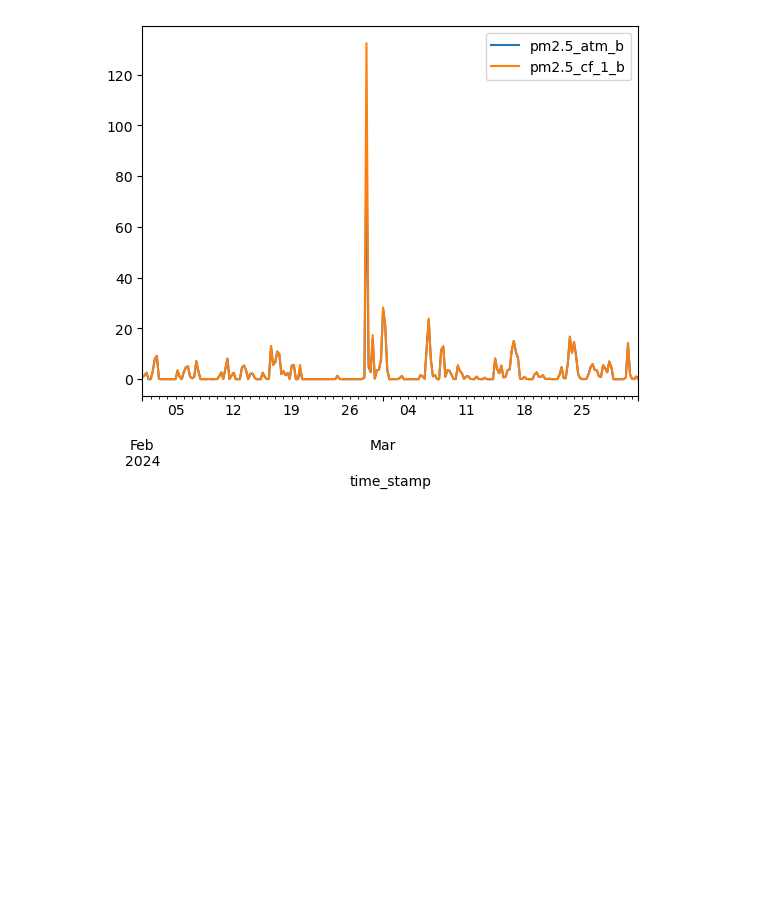
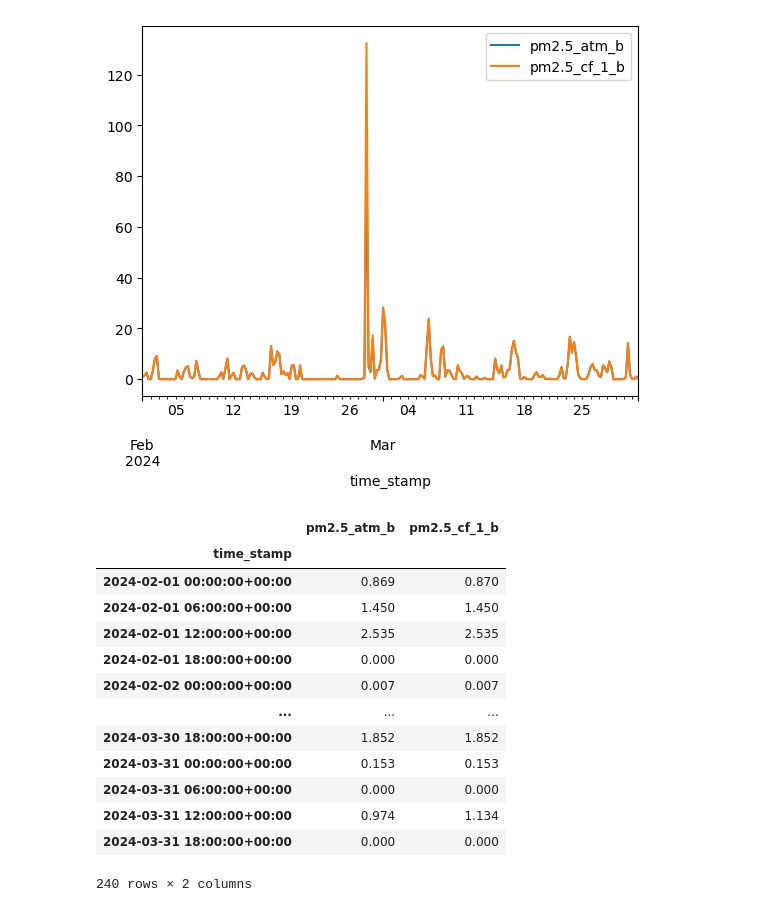
Before and after one commit to siwa-p/Air-quality-monitoring-and-prediction-using-PurpleAir-data, a Jupyter notebook: notebooks/eda_01.ipynb, the cells around one changed output. Cells and saved outputs as stored; diff of their text form; code cells hidden in the pictures; blank space fills up the shorter version.

```diff
--- a/notebooks/eda_01.ipynb
+++ b/notebooks/eda_01.ipynb
@@ -110,0 +111,17 @@ sensor_amarillo.to_csv('../datasets/sensor_data/amarillo.csv')
+# %%
+sensor_amarillo_b
+# %% [output]
+|  | pm2.5_atm_b | pm2.5_cf_1_b |
+| time_stamp |  |  |
+| 2024-02-01 00:00:00+00:00 | 0.869 | 0.870 |
+| 2024-02-01 06:00:00+00:00 | 1.450 | 1.450 |
+| 2024-02-01 12:00:00+00:00 | 2.535 | 2.535 |
+| 2024-02-01 18:00:00+00:00 | 0.000 | 0.000 |
+| 2024-02-02 00:00:00+00:00 | 0.007 | 0.007 |
+| ... | ... | ... |
+| 2024-03-30 18:00:00+00:00 | 1.852 | 1.852 |
+| 2024-03-31 00:00:00+00:00 | 0.153 | 0.153 |
+| 2024-03-31 06:00:00+00:00 | 0.000 | 0.000 |
+| 2024-03-31 12:00:00+00:00 | 0.974 | 1.134 |
+| 2024-03-31 18:00:00+00:00 | 0.000 | 0.000 |
+240 rows × 2 columns
```
Also changed, not shown: parts of 13 cells of this notebook.
